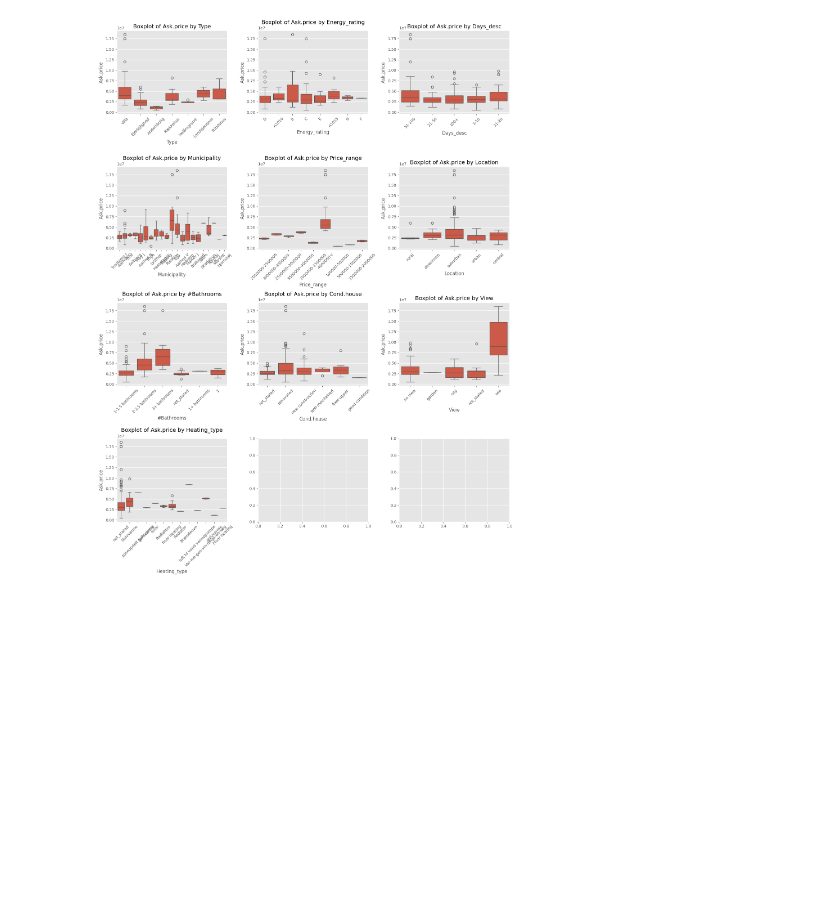
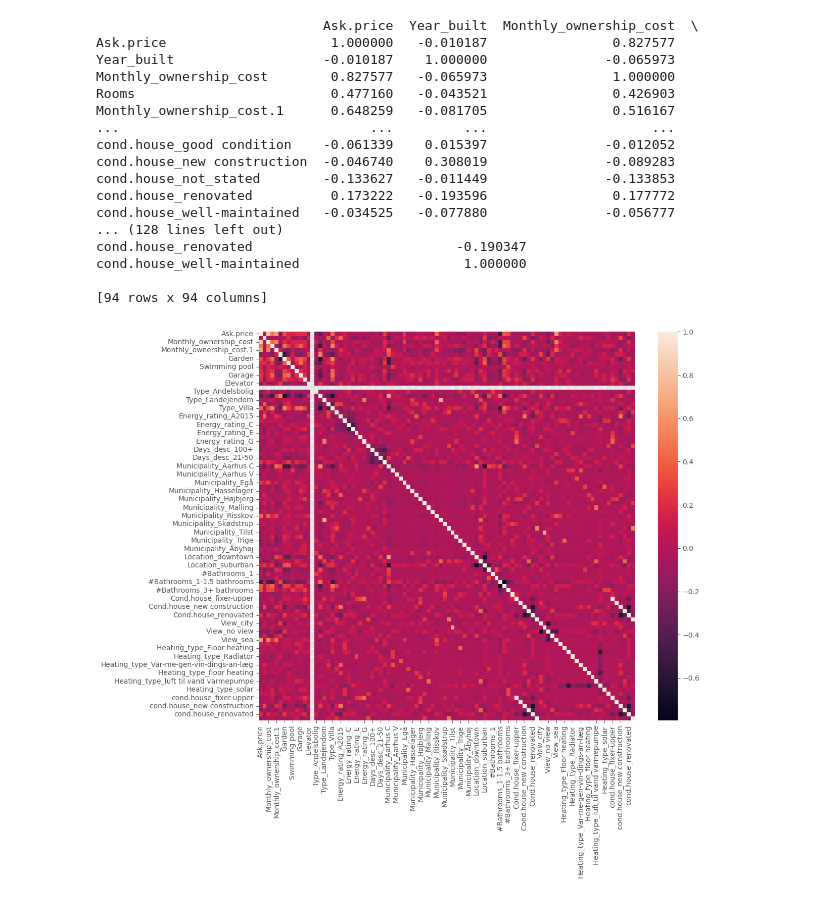
Before and after one commit to SebVJ/dsp_project, a Jupyter notebook: ML Models/Data_exp.ipynb, the cells around one changed output. Drawn from its saved outputs; the diff is of its cells as text; code cells hidden in the pictures; blank space fills up the shorter version.

```diff
--- a/ML Models/Data_exp.ipynb
+++ b/ML Models/Data_exp.ipynb
@@ -3,8 +14,8 @@ import pandas as pd
 
 df = pd.read_excel('/Users/andreasbrogaard/Documents/dsp_project/dsp_project/Data Collection/gpt_response_clean.xlsx')
 
-
-df = df[['Type', 'Ask.price', 'Year_built', 'Energy_rating', 'Monthly_ownership_cost', 'Days_desc', 'Municipality', 'Rooms', 'Monthly_ownership_cost.1', 'Price_range', 'Location', '#Bathrooms', 'Cond.house', 'View', 'Balcony', 'Garden', 'Parking', 'Swimming pool', 'Fireplace', 'Garage', 'Basement', 'Elevator', 'Air_conditioning', 'Heating_type']]
+#df_train = df[['Type', 'Ask.price', 'Year_built', 'Energy_rating', 'Monthly_ownership_cost', 'Days_desc', 'Municipality', 'Rooms', 'Monthly_ownership_cost.1', 'Location', '#Bathrooms', 'Cond.house', 'View', 'Balcony', 'Garden', 'Parking', 'Swimming pool', 'Fireplace', 'Garage', 'Basement', 'Elevator', 'Air_conditioning', 'Heating_type']]
+df = df[['Type', 'Ask.price', 'Year_built', 'Energy_rating', 'Monthly_ownership_cost', 'Days_desc', 'Municipality', 'Rooms', 'Monthly_ownership_cost.1', 'Location', '#Bathrooms', 'Cond.house', 'View', 'Balcony', 'Garden', 'Parking', 'Swimming pool', 'Fireplace', 'Garage', 'Basement', 'Elevator', 'Air_conditioning', 'Heating_type']]
 df.head()
 # %% [output]
 |  | Type | Ask.price | Year_built | Energy_rating | Monthly_ownership_cost | Days_desc | Municipality | Rooms | ... |
@@ -121,24 +182,40 @@ plt.show()
-# %%
-# Create the grid of subplots
-fig, axes = plt.subplots(nrows=num_rows, ncols=num_cols, figsize=(15, 20))  # Increase the height of the figure
-
-# Iterate over the categorical variables and create boxplots
-for i, var in enumerate(categorical_vars):
-    # Calculate the row and column index for the current subplot
-    row = i // num_cols
-    col = i % num_cols
-
-    # Create the boxplot in the current subplot
-    sns.boxplot(data=df, x=var, y='Ask.price', ax=axes[row, col])
-    axes[row, col].set_xlabel(var, fontsize=12)  # Set font size
-    axes[row, col].set_ylabel('Ask.price', fontsize=12)  # Set font size
-    axes[row, col].set_title(f'Boxplot of Ask.price by {var}', fontsize=14)  # Set font size
-    axes[row, col].tick_params(axis='x', labelrotation=45)  # Rotate x-axis labels
-
-# Adjust the spacing between subplots
-plt.tight_layout()
-
-# Show the plot
-plt.show()
-# %% [output]
-[figure, removed]
+# %%
+
+import seaborn as sns
+# Convert categorical variables to numerical using one-hot encoding
+df_encoded = pd.get_dummies(df)
+
+# Calculate the correlation matrix
+corr_matrix = df_encoded.corr()
+print(corr_matrix)
+
+# Plot correlation matrix
+plt.figure(figsize=(12, 10))
+import matplotlib.pyplot as plt
+
+# Assuming you have a correlation matrix called 'corr_matrix'
+sns.heatmap(corr_matrix, annot=False)
+plt.show()
+plt.title('Correlation Matrix')
+plt.show()
+
+high_corr = corr_matrix[(corr_matrix > 0.8) | (corr_matrix < -0.8)]
+# %% [output]
+                             Ask.price  Year_built  Monthly_ownership_cost  \
+Ask.price                     1.000000   -0.010187                0.827577
+Year_built                   -0.010187    1.000000               -0.065973
+Monthly_ownership_cost        0.827577   -0.065973                1.000000
+Rooms                         0.477160   -0.043521                0.426903
+Monthly_ownership_cost.1      0.648259   -0.081705                0.516167
+...                                ...         ...                     ...
+cond.house_good condition    -0.061339    0.015397               -0.012052
+cond.house_new construction  -0.046740    0.308019               -0.089283
+cond.house_not_stated        -0.133627   -0.011449               -0.133853
+cond.house_renovated          0.173222   -0.193596                0.177772
+cond.house_well-maintained   -0.034525   -0.077880               -0.056777
+... (128 lines left out)
+cond.house_renovated                          -0.190347
+cond.house_well-maintained                     1.000000
+
+[94 rows x 94 columns]
+[figure, added]
```
Also changed, not shown: parts of 16 cells of this notebook, 4 other files.
